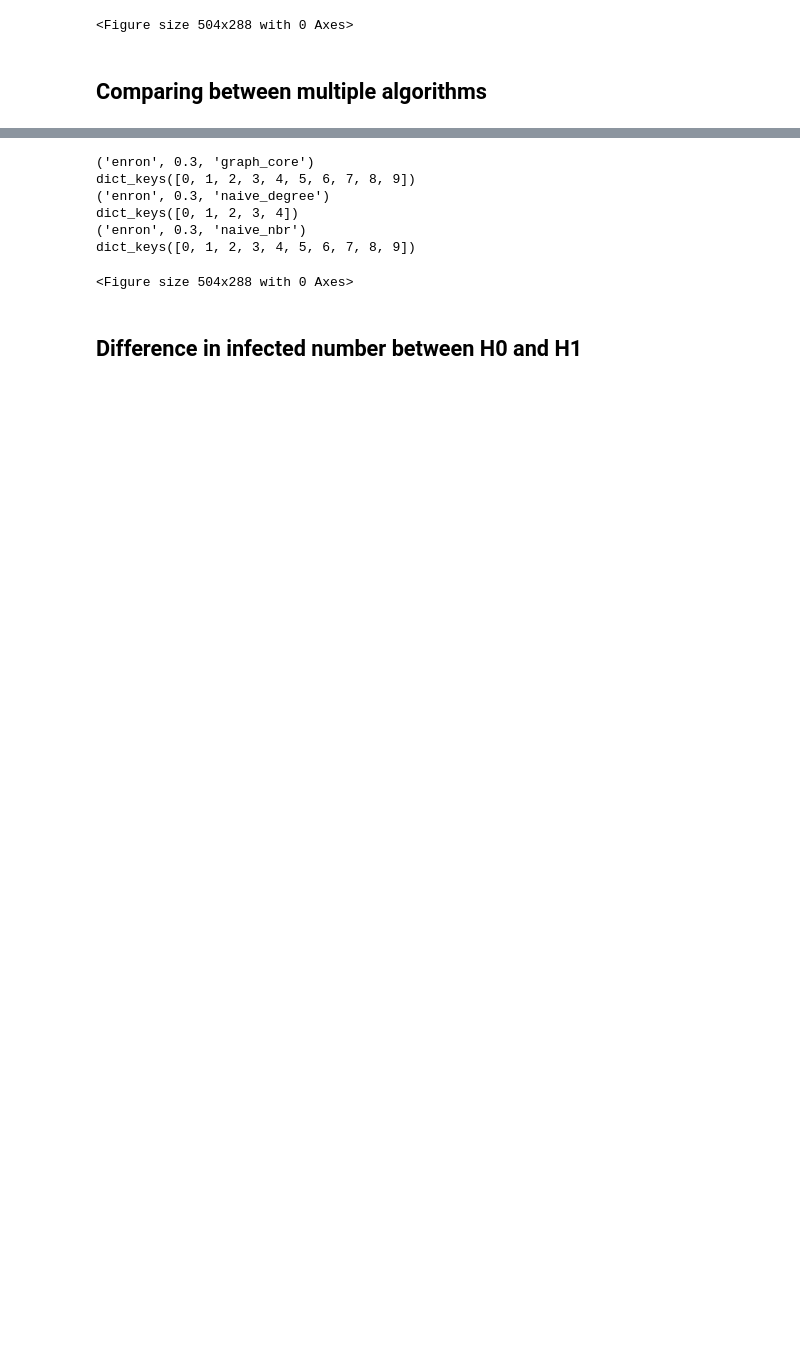
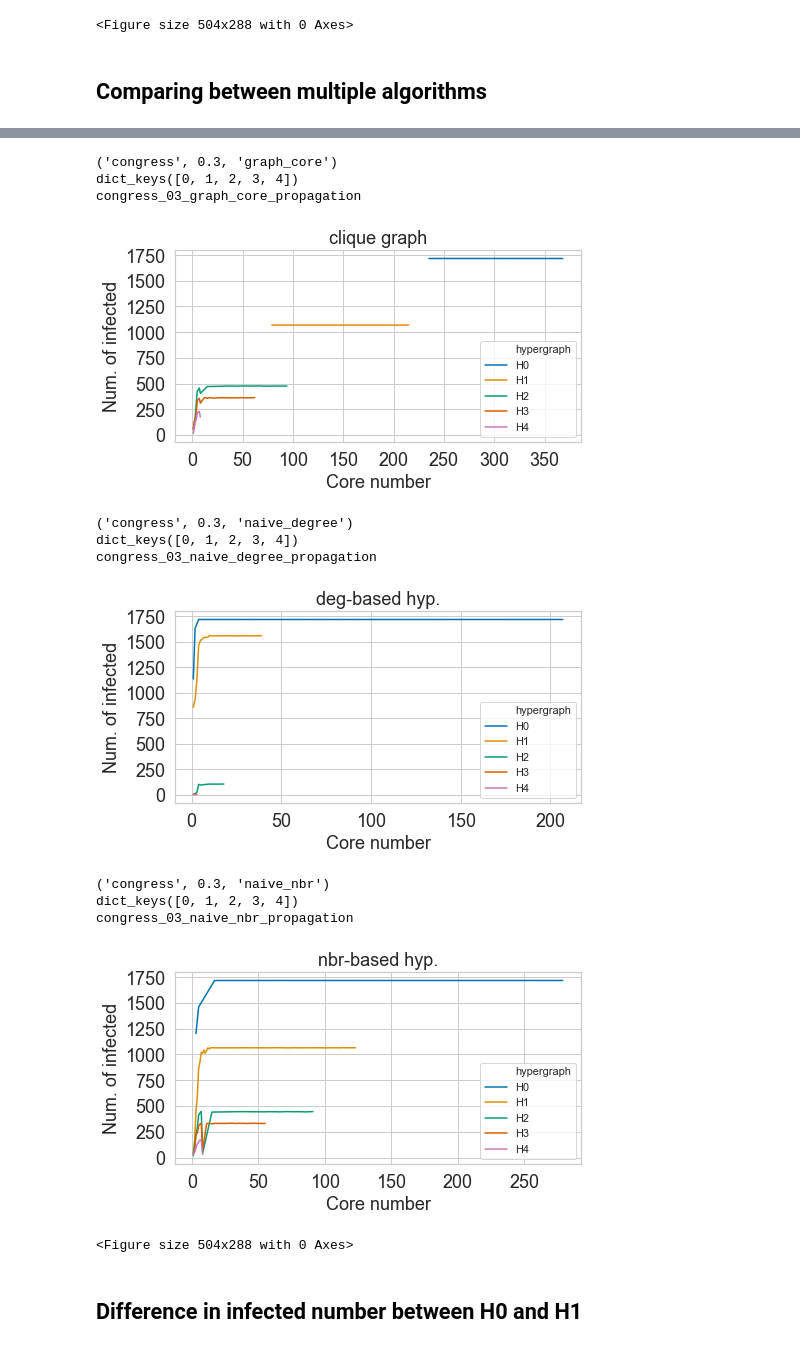
Before and after one commit to bishwamittra/scripts_hg-core-decomposition, a Jupyter notebook: read_output(naheed).ipynb, the cells around one changed output, grey strips where cells are left out. Cells and saved outputs as stored; diff of their text form; code cells hidden in the pictures; blank space fills up the shorter version.

```diff
--- a/read_output(naheed).ipynb
+++ b/read_output(naheed).ipynb
@@ -2141,7 +2141,7 @@ labelsize = 12
 sns.set(rc={'figure.figsize':(7,4)})
 sns.set_style("whitegrid", {'axes.grid' : True})
 lw = 3
-save = True
+save = False
 output_folder = 'results_final/'
 topk = 5
 
@@ -2166,39 +2166,45 @@ for key, item in df[df['intervention_results'].notnull()].groupby(group_list, as
 
     result_df = pd.DataFrame()
     result_tuple = [('H'+str(hypergraph_id), k, v) for hypergraph_id in sorted(list(result.keys()))[:topk] for k in result[hypergraph_id] for v in result[hypergraph_id][k]]
     result_df = result_df.append(pd.DataFrame(result_tuple, columns = ['hypergraph', 'core number', 'infected']), ignore_index=False)
 
     #Plot mean
     meandf = result_df.groupby(['hypergraph', 'core number']).mean().reset_index()
     # print(meandf.head(n = 10))
     # print(meandf)
     sns.lineplot(x = 'core number', y = 'infected', hue = 'hypergraph', palette='colorblind', data=meandf)
     # sns.lineplot(x = 'core number', y = 'infected', hue = 'hypergraph id', palette='colorblind', ci='sd', err_style='bars', data=result_df)
     # sns.lineplot(x = 'core number', y = 'infected', hue = 'hypergraph id', palette='colorblind',  data=result_df)
 
     plt.xlabel('Core number', fontsize=fontsize)
     plt.ylabel("Num. of infected", fontsize=fontsize)
     # plt.yscale("log")
     plt.xticks(fontsize=fontsize)
     plt.yticks(fontsize=fontsize)
     plt.title(goodname_algo[key[2]], fontsize=fontsize)
     plt.tight_layout()
     filename = (" ".join(map(str, key)) + " propagation").replace(" ", "_").replace(".", "")
     if(save):
         plt.savefig("data/output/fig/" + filename + "_intervention.pdf")
     else:
         print(filename)
         plt.show()
         # break
     plt.clf()
 # %% [output]
-('enron', 0.3, 'graph_core')
-dict_keys([0, 1, 2, 3, 4, 5, 6, 7, 8, 9])
-('enron', 0.3, 'naive_degree')
+('congress', 0.3, 'graph_core')
 dict_keys([0, 1, 2, 3, 4])
-('enron', 0.3, 'naive_nbr')
-dict_keys([0, 1, 2, 3, 4, 5, 6, 7, 8, 9])
+congress_03_graph_core_propagation
+[figure, added]
-<Figure size 504x288 with 0 Axes>
+('congress', 0.3, 'naive_degree')
+dict_keys([0, 1, 2, 3, 4])
+congress_03_naive_degree_propagation
+[figure, added]
+('congress', 0.3, 'naive_nbr')
+dict_keys([0, 1, 2, 3, 4])
+congress_03_naive_nbr_propagation
+[figure, added]
+<Figure size 504x288 with 0 Axes>
 # %% [markdown]
 ## Difference in infected number between H0 and H1
 # %%
```
Also changed, not shown: parts of 4 cells of this notebook.
